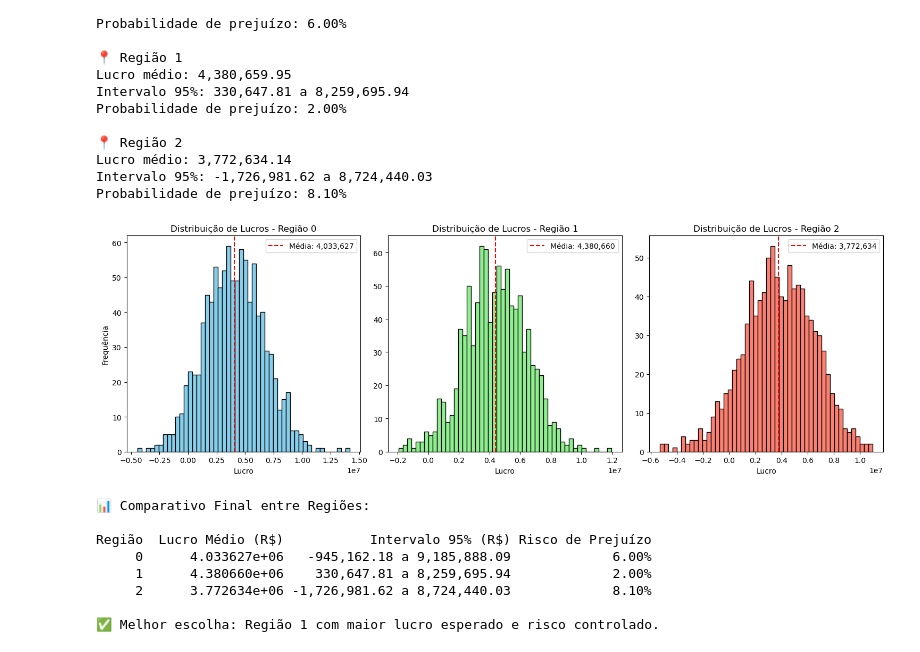
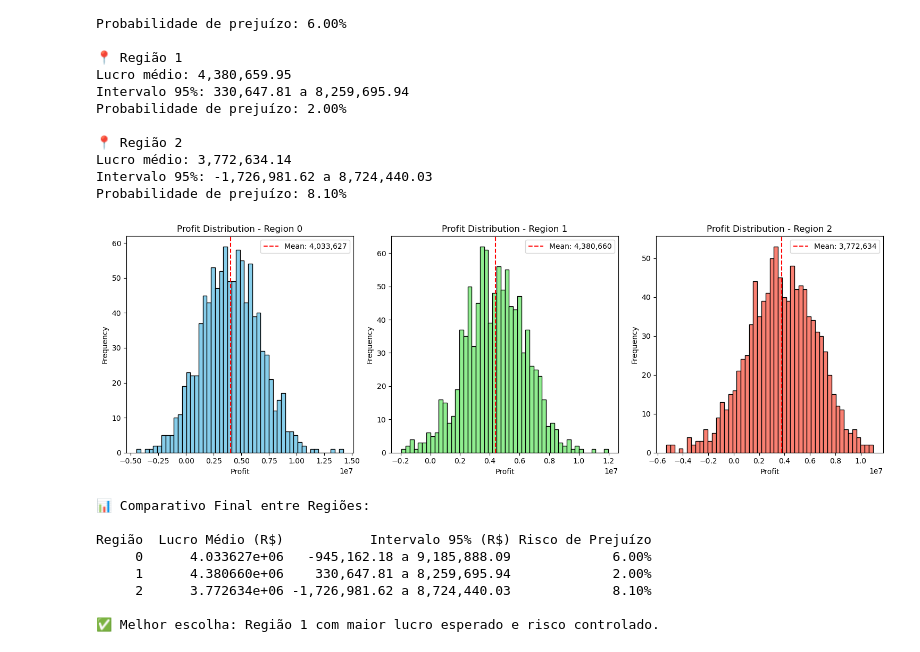
Before and after one commit to PedroAlbuquerque25/oilygiant-region-analysis, a Jupyter notebook: notebook/notebook.ipynb, the cells around one changed output. Cells and saved outputs as stored; diff of their text form; code cells hidden in the pictures.

Commit message:
docs: translate profit distribution plots and finalize visualizations

```diff
--- a/notebook/notebook.ipynb
+++ b/notebook/notebook.ipynb
@@ -298,38 +298,40 @@ Lucro médio: 3,772,634.14
 Intervalo 95%: -1,726,981.62 a 8,724,440.03
 Probabilidade de prejuízo: 8.10%
 # %%
-# Histogramas das distribuições de lucro
+# Profit distribution histograms
 plt.figure(figsize=(15, 5))
 
-# Região 0
+# Region 0
 plt.subplot(1, 3, 1)
 plt.hist(lucros_0, bins=50, color='skyblue', edgecolor='black')
-plt.title("Distribuição de Lucros - Região 0")
-plt.xlabel("Lucro")
-plt.ylabel("Frequência")
-plt.axvline(media_0, color='red', linestyle='--', label=f"Média: {media_0:,.0f}")
+plt.title("Profit Distribution - Region 0")
+plt.xlabel("Profit")
+plt.ylabel("Frequency")
+plt.axvline(media_0, color='red', linestyle='--', label=f"Mean: {media_0:,.0f}")
 plt.legend()
 
-# Região 1
+# Region 1
 plt.subplot(1, 3, 2)
 plt.hist(lucros_1, bins=50, color='lightgreen', edgecolor='black')
-plt.title("Distribuição de Lucros - Região 1")
-plt.xlabel("Lucro")
-plt.axvline(media_1, color='red', linestyle='--', label=f"Média: {media_1:,.0f}")
+plt.title("Profit Distribution - Region 1")
+plt.xlabel("Profit")
+plt.ylabel("Frequency") # Added for consistency
+plt.axvline(media_1, color='red', linestyle='--', label=f"Mean: {media_1:,.0f}")
 plt.legend()
 
-# Região 2
+# Region 2
 plt.subplot(1, 3, 3)
 plt.hist(lucros_2, bins=50, color='salmon', edgecolor='black')
-plt.title("Distribuição de Lucros - Região 2")
-plt.xlabel("Lucro")
-plt.axvline(media_2, color='red', linestyle='--', label=f"Média: {media_2:,.0f}")
+plt.title("Profit Distribution - Region 2")
+plt.xlabel("Profit")
+plt.ylabel("Frequency") # Added for consistency
+plt.axvline(media_2, color='red', linestyle='--', label=f"Mean: {media_2:,.0f}")
 plt.legend()
 
 plt.tight_layout()
 plt.show()
 # %% [output]
-[figure, old version]
+[figure, new version]
 # %%
 # Comparativo final entre regiões
 comparativo = pd.DataFrame({
```
